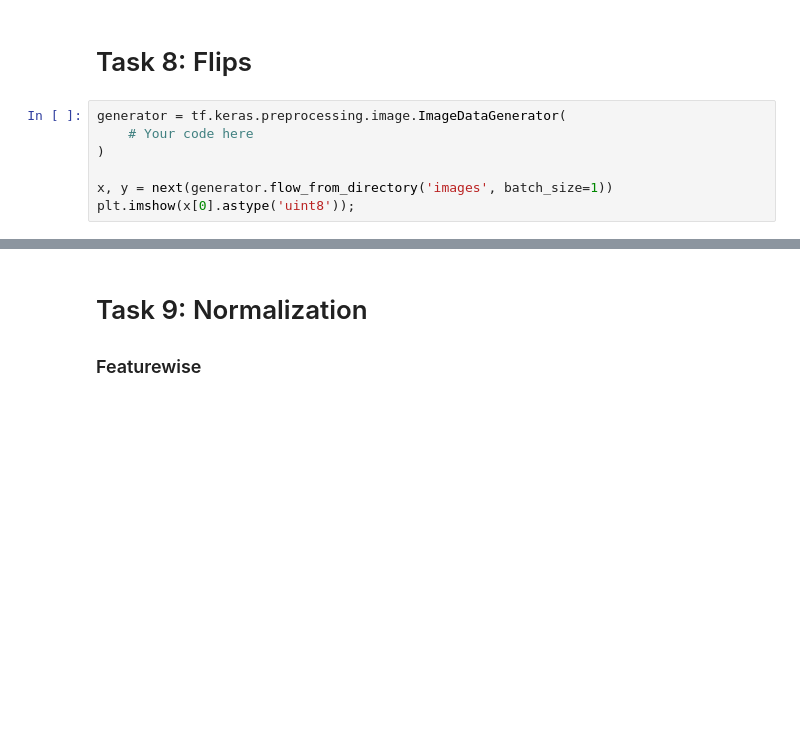
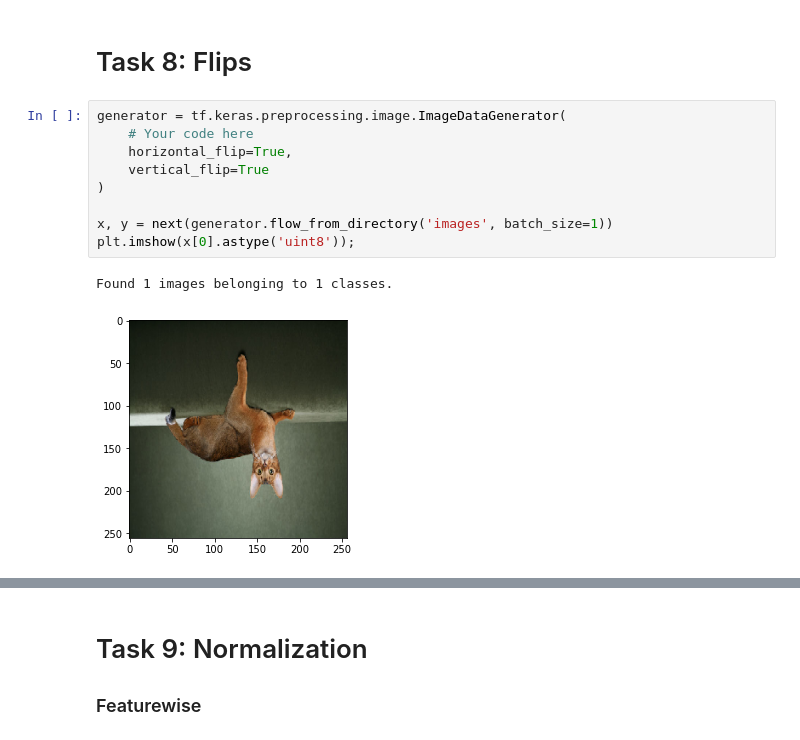
Before and after one commit to Surajv311/Image-data-Augumentation, a Jupyter notebook: Learner Notebook.ipynb, the cells around one changed output, grey strips where cells are left out. Cells and saved outputs as stored; diff of their text form; blank space fills up the shorter version.

```diff
--- a/Learner Notebook.ipynb
+++ b/Learner Notebook.ipynb
@@ -103,7 +121,12 @@ plt.imshow(x[0].astype('uint8'));
 # %%
 generator = tf.keras.preprocessing.image.ImageDataGenerator(
     # Your code here
+    horizontal_flip=True,
+    vertical_flip=True
 )
 
 x, y = next(generator.flow_from_directory('images', batch_size=1))
 plt.imshow(x[0].astype('uint8'));
+# %% [output]
+Found 1 images belonging to 1 classes.
+[figure, added]
```
Also changed, not shown: parts of 15 cells of this notebook, 1 other file.
